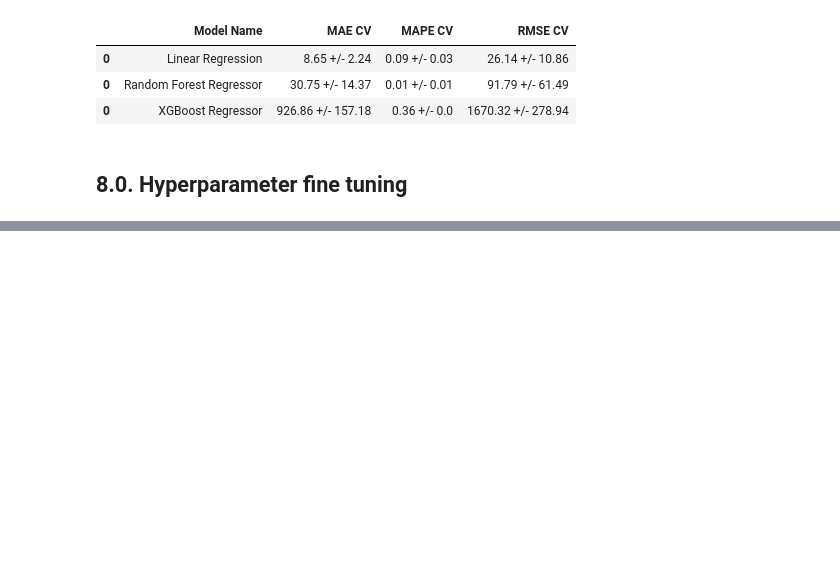
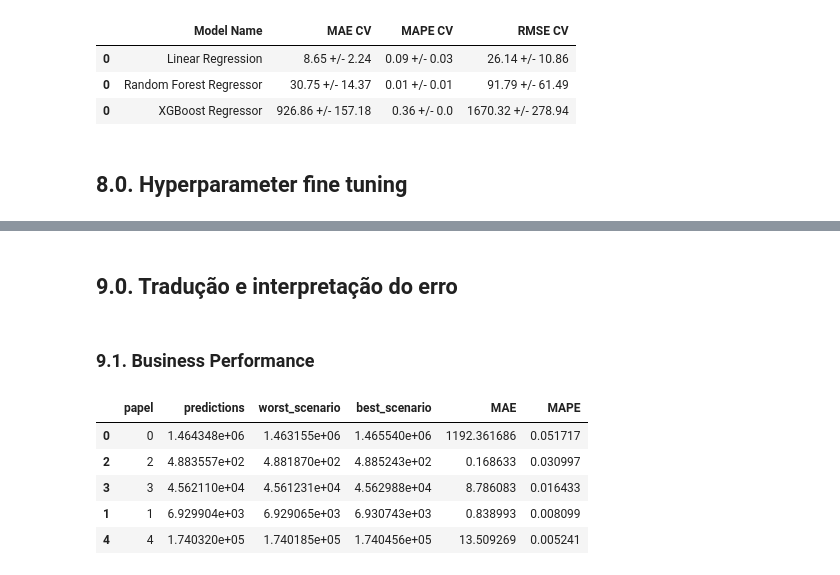
Before and after one commit to wilianuhlmann/predict_profitability_dr, a Jupyter notebook: alpha_funding.ipynb, the cells around one changed output, grey strips where cells are left out. Drawn from its saved outputs; the diff is of its cells as text; code cells hidden in the pictures; blank space fills up the shorter version.

```diff
--- a/alpha_funding.ipynb
+++ b/alpha_funding.ipynb
@@ -1374,0 +1448,2 @@ modelling_result_cv
+# %% [markdown]
+## 9.0. Tradução e interpretação do erro
@@ -1374,0 +1456,2 @@ modelling_result_cv
+# %% [markdown]
+### 9.1. Business Performance
@@ -1374,0 +1476,9 @@ modelling_result_cv
+# %%
+df92.sort_values( 'MAPE', ascending=False ).head()
+# %% [output]
+|  | papel | predictions | worst_scenario | best_scenario | MAE | MAPE |
+| 0 | 0 | 1.464348e+06 | 1.463155e+06 | 1.465540e+06 | 1192.361686 | 0.051717 |
+| 2 | 2 | 4.883557e+02 | 4.881870e+02 | 4.885243e+02 | 0.168633 | 0.030997 |
+| 3 | 3 | 4.562110e+04 | 4.561231e+04 | 4.562988e+04 | 8.786083 | 0.016433 |
+| 1 | 1 | 6.929904e+03 | 6.929065e+03 | 6.930743e+03 | 0.838993 | 0.008099 |
+| 4 | 4 | 1.740320e+05 | 1.740185e+05 | 1.740456e+05 | 13.509269 | 0.005241 |
```
Also changed, not shown: parts of 19 cells of this notebook.
